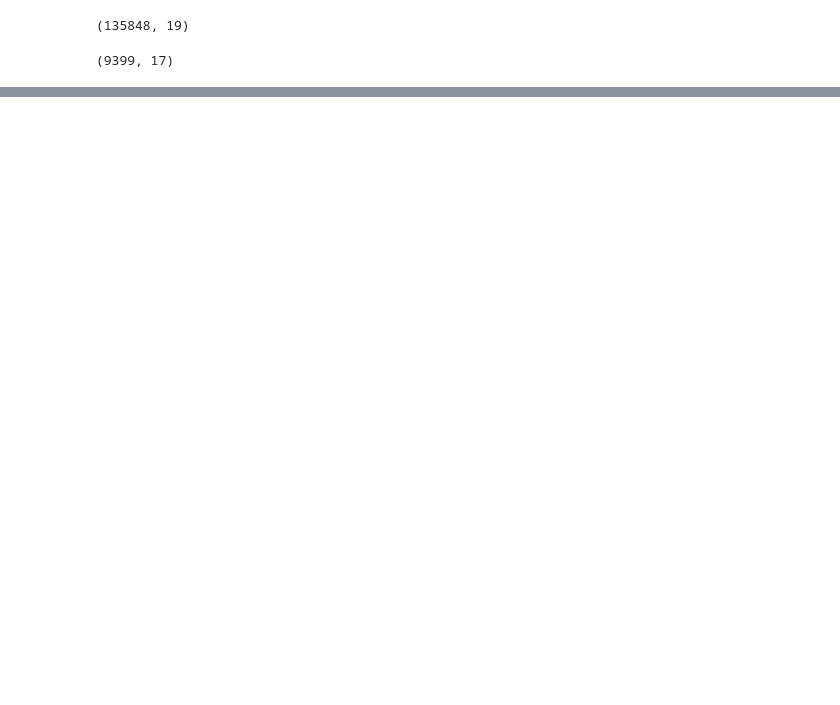
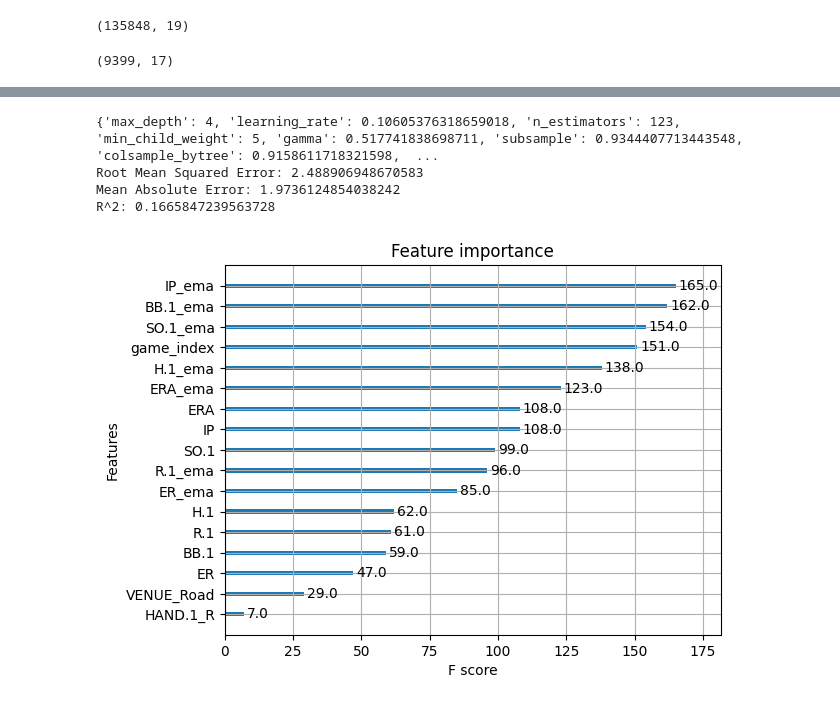
Before and after one commit to Croftc/mlb_analysis, a Jupyter notebook: src/notebooks/sandbox.ipynb, the cells around one changed output, grey strips where cells are left out. Drawn from its saved outputs; the diff is of its cells as text; code cells hidden in the pictures; blank space fills up the shorter version.

```diff
--- a/src/notebooks/sandbox.ipynb
+++ b/src/notebooks/sandbox.ipynb
@@ -158,3 +159,6 @@ pitchers_df[pitcher_features].dropna().shape
 # %%
 batters_df[batter_features].dropna().to_csv("train_batters.csv")
 pitchers_df[pitcher_features].dropna().to_csv("train_pitchers.csv")
+# %%
+pitcher_df = pd.read_csv("../data/train_pitchers_ema.csv")
+batter_df = pd.read_csv("../data/train_batters_ema.csv")
@@ -160,0 +270,32 @@ pitchers_df[pitcher_features].dropna().to_csv("train_pitchers.csv")
+# %%
+# train model with best params
+params = study.best_params
+print(params)
+model = XGBRegressor(**params)
+model.fit(X_train, y_train)
+
+# make predictions
+y_pred = model.predict(X_test)
+
+# evaluate model
+rmse = root_mean_squared_error(y_test, y_pred)
+mae = mean_absolute_error(y_test, y_pred)
+r2 = r2_score(y_test, y_pred)
+
+print(f"Root Mean Squared Error: {rmse}")
+print(f"Mean Absolute Error: {mae}")
+print(f"R^2: {r2}")
+# %% [output]
+{'max_depth': 4, 'learning_rate': 0.10605376318659018, 'n_estimators': 123, 'min_child_weight': 5, 'gamma': 0.517741838698711, 'subsample': 0.9344407713443548, 'colsample_bytree': 0.9158611718321598,  ...
+Root Mean Squared Error: 2.488906948670583
+Mean Absolute Error: 1.9736124854038242
+R^2: 0.1665847239563728
+# %%
+# plot feature importance
+from xgboost import plot_importance
+import matplotlib.pyplot as plt
+
+plot_importance(model)
+plt.show()
+# %% [output]
+[figure, added]
```
Also changed, not shown: parts of 5 cells of this notebook.
